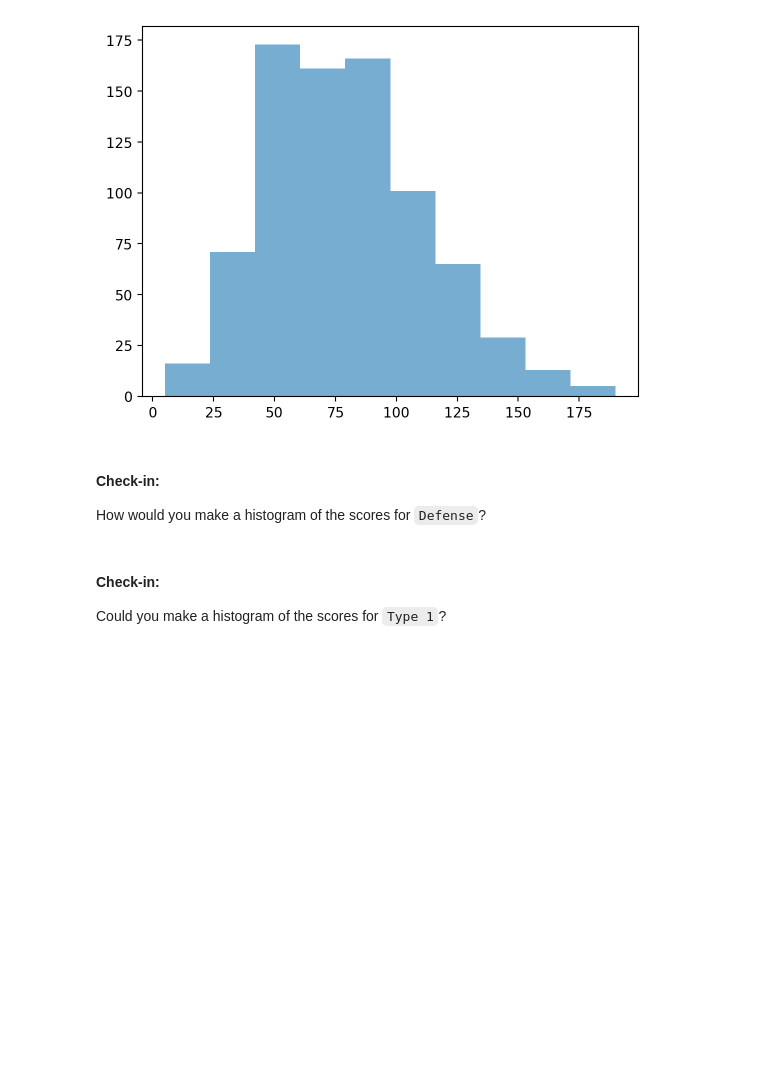
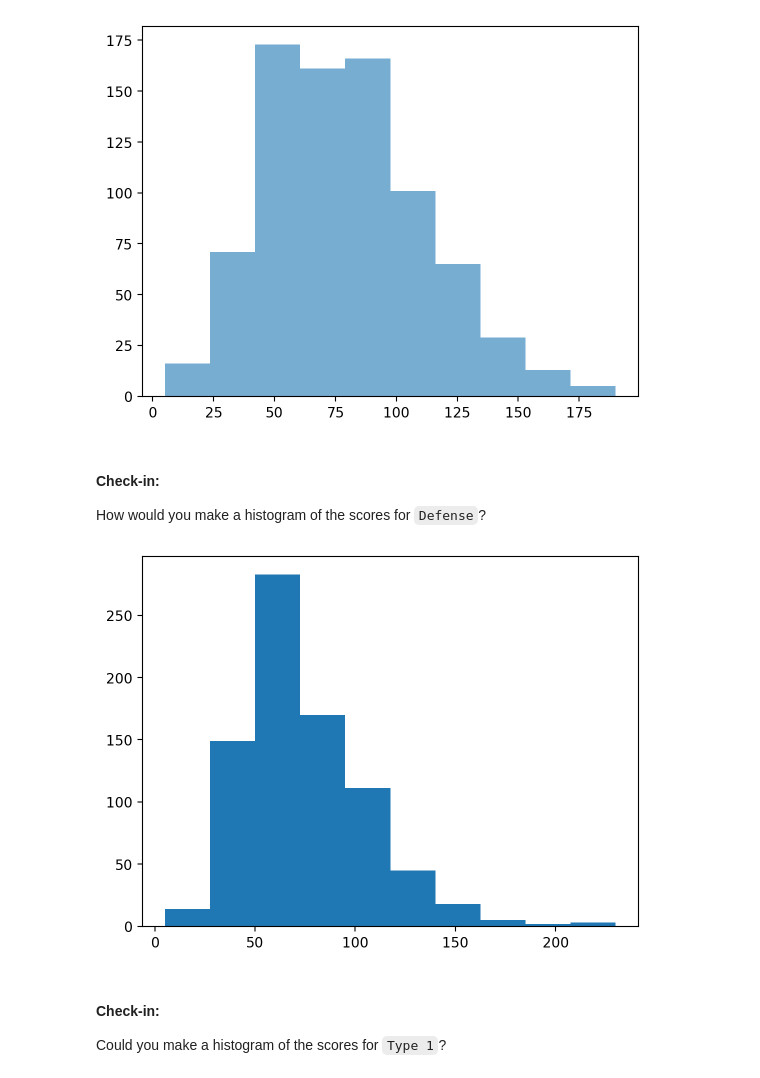
Before and after one commit to M4TI-21/pandas_exercises, a Jupyter notebook: Exercise5.ipynb, the cells around one changed output. Cells and saved outputs as stored; diff of their text form; code cells hidden in the pictures; blank space fills up the shorter version.

```diff
--- a/Exercise5.ipynb
+++ b/Exercise5.ipynb
@@ -156,7 +159,9 @@ p = plt.hist(df_pokemon['Attack'], alpha = .6)
 How would you make a histogram of the scores for `Defense`?
 # %%
 ### Your code here
-plot = plt.hist(df_pokemon['Defense'], bin="10")
+p = plt.hist(df_pokemon['Defense'], bins=10)
+# %% [output]
+[figure, added]
 # %% [markdown]
 #### Check-in:
 
```
Also changed, not shown: parts of 6 cells of this notebook, 1 other file.
